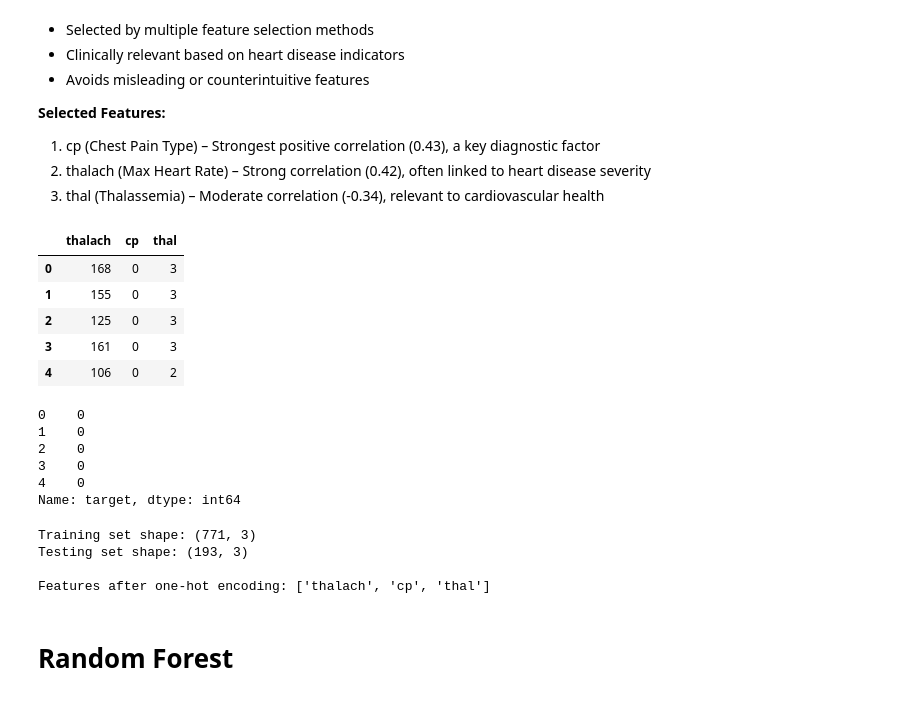
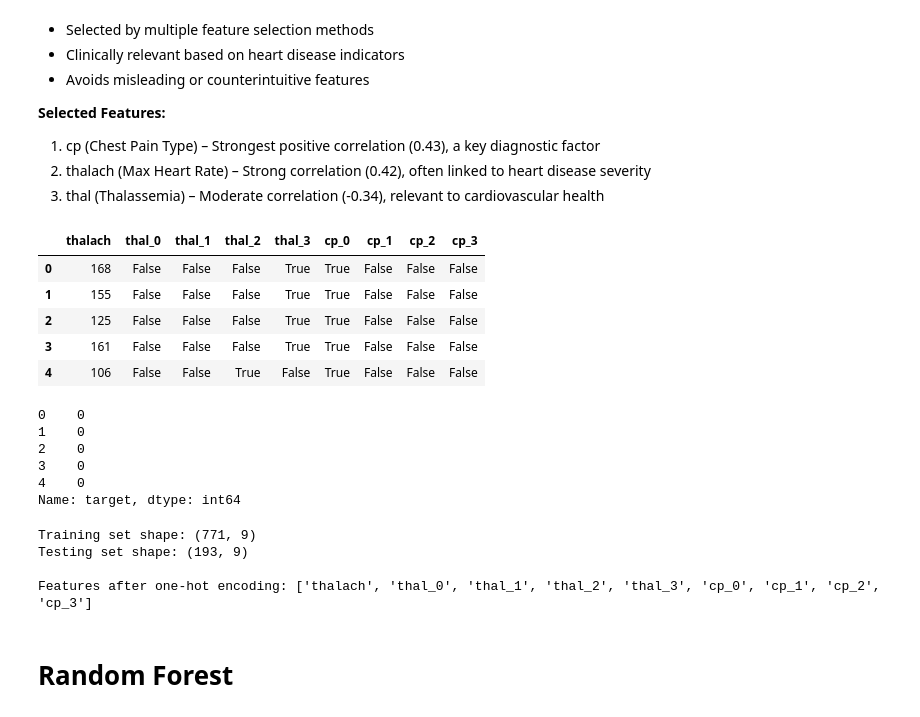
Before and after one commit to omisdami/GROUP1_HEART-DISEASE-, a Jupyter notebook: Heart Disease Classification.ipynb, the cells around one changed output. Saved outputs shown, nothing was run; the diff lists cells and outputs as text; code cells hidden in the pictures.

```diff
--- a/Heart Disease Classification.ipynb
+++ b/Heart Disease Classification.ipynb
@@ -470,14 +470,15 @@ Since oldpeak and ca have counterintuitive relationships with heart disease, we
  3. thal (Thalassemia) – Moderate correlation (-0.34), relevant to cardiovascular health
 # %%
 X_fs = X[['thalach', 'cp', 'thal']]
+X_fs = pd.get_dummies(X_fs, columns=['thal', 'cp'])
 X_fs.head()
 # %% [output]
-|  | thalach | cp | thal |
-| 0 | 168 | 0 | 3 |
-| 1 | 155 | 0 | 3 |
-| 2 | 125 | 0 | 3 |
-| 3 | 161 | 0 | 3 |
-| 4 | 106 | 0 | 2 |
+|  | thalach | thal_0 | thal_1 | thal_2 | thal_3 | cp_0 | cp_1 | cp_2 | cp_3 |
+| 0 | 168 | False | False | False | True | True | False | False | False |
+| 1 | 155 | False | False | False | True | True | False | False | False |
+| 2 | 125 | False | False | False | True | True | False | False | False |
+| 3 | 161 | False | False | False | True | True | False | False | False |
+| 4 | 106 | False | False | True | False | True | False | False | False |
 # %%
 y.head()
 # %% [output]
@@ -494,10 +495,10 @@ print("\nTraining set shape:", X_train_fs.shape)
 print("Testing set shape:", X_test_fs.shape)
 print("\nFeatures after one-hot encoding:", X_train_fs.columns.tolist())
 # %% [output]
-Training set shape: (771, 3)
-Testing set shape: (193, 3)
+Training set shape: (771, 9)
+Testing set shape: (193, 9)
 
-Features after one-hot encoding: ['thalach', 'cp', 'thal']
+Features after one-hot encoding: ['thalach', 'thal_0', 'thal_1', 'thal_2', 'thal_3', 'cp_0', 'cp_1', 'cp_2', 'cp_3']
 # %% [markdown]
 # Random Forest
 # %% [markdown]
```
Also changed, not shown: parts of 15 cells of this notebook.
